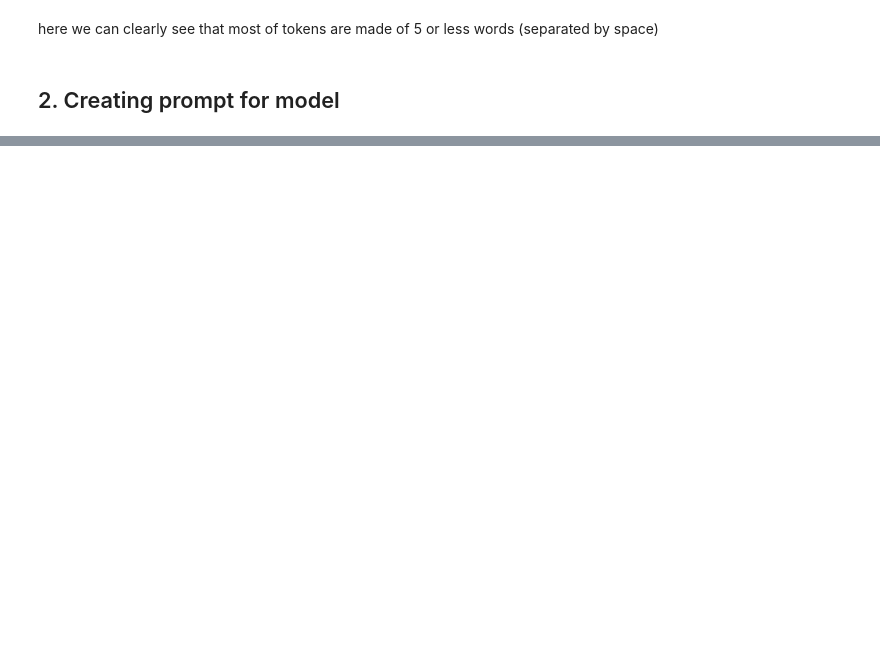
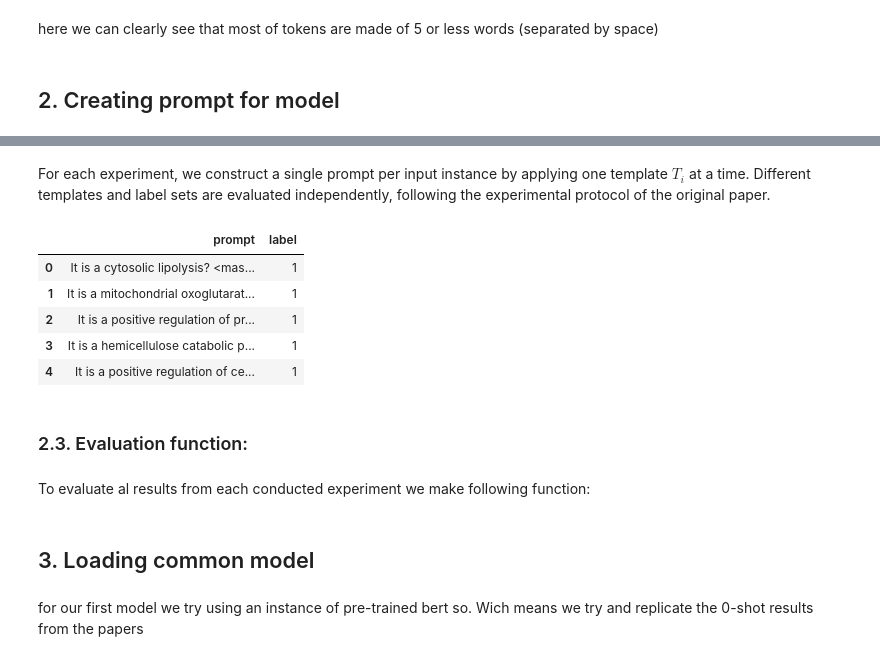
Before and after one commit to VR3ED/data-semantics-project, a Jupyter notebook: demo.ipynb, the cells around one changed output, grey strips where cells are left out. Cells and saved outputs as stored; diff of their text form; code cells hidden in the pictures; blank space fills up the shorter version.

```diff
--- a/demo.ipynb
+++ b/demo.ipynb
@@ -243,0 +329,3 @@ Recall: 0.3966996699669967
+# %%
+df_test["prompt_simplified"] = df_test.apply(make_prompt, axis=1)
+df_val["prompt_simplified"] = df_val.apply(make_prompt, axis=1)
@@ -243,0 +348,31 @@ Recall: 0.3966996699669967
+# %%
+def verbalize(concept):
+    return concept.replace("_", " ")
+
+def template_T1(C, D):
+    if model_name.startswith("bert"):
+        return f"It is a {verbalize(C)}? [MASK], it is a {verbalize(D)}."
+    elif model_name.startswith("roberta"):
+        return f"It is a {verbalize(C)}? <mask>, it is a {verbalize(D)}."
+# %% [markdown]
+For each experiment, we construct a single prompt per input instance by applying one template
+$T_i$ at a time. Different templates and label sets are evaluated independently, following the experimental protocol of the original paper.
+# %%
+def make_prompt_templates(row, template_func):
+    return template_func(row['v_sub_concept'], row['v_super_concept'])
+
+df_train["prompt"] = df_train.apply(lambda row: make_prompt_templates(row, template_T1), axis=1)
+df_test["prompt"] = df_test.apply(lambda row: make_prompt_templates(row, template_T1), axis=1)
+df_val["prompt"] = df_val.apply(lambda row: make_prompt_templates(row, template_T1), axis=1)
+df_train[["prompt", "label"]].head()
+# %% [output]
+|  | prompt | label |
+| 0 | It is a cytosolic lipolysis? <mas... | 1 |
+| 1 | It is a mitochondrial oxoglutarat... | 1 |
+| 2 | It is a positive regulation of pr... | 1 |
+| 3 | It is a hemicellulose catabolic p... | 1 |
+| 4 | It is a positive regulation of ce... | 1 |
+# %% [markdown]
+### 2.3. Evaluation function:
+# %% [markdown]
+To evaluate al results from each conducted experiment we make following function:
@@ -243,0 +401,4 @@ Recall: 0.3966996699669967
+# %% [markdown]
+## 3. Loading common model
+# %% [markdown]
+for our first model we try using an instance of pre-trained bert so. Wich means we try and replicate the 0-shot results from the papers
```
Also changed, not shown: parts of 95 cells of this notebook, 30 other files.
